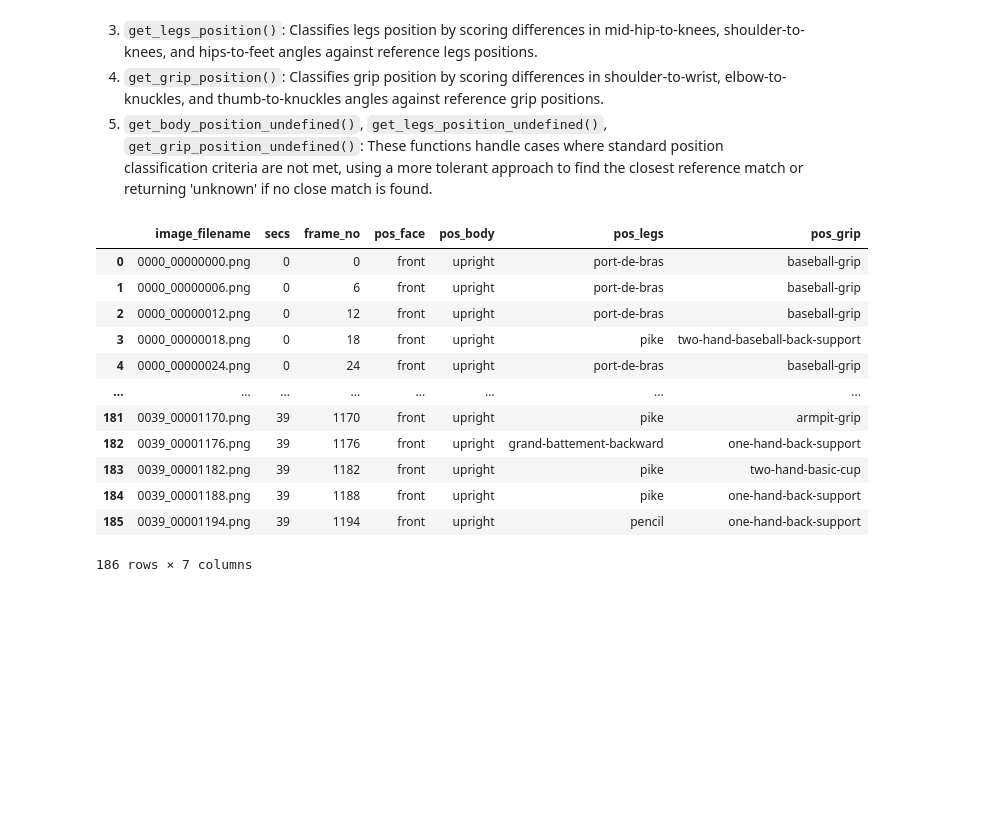
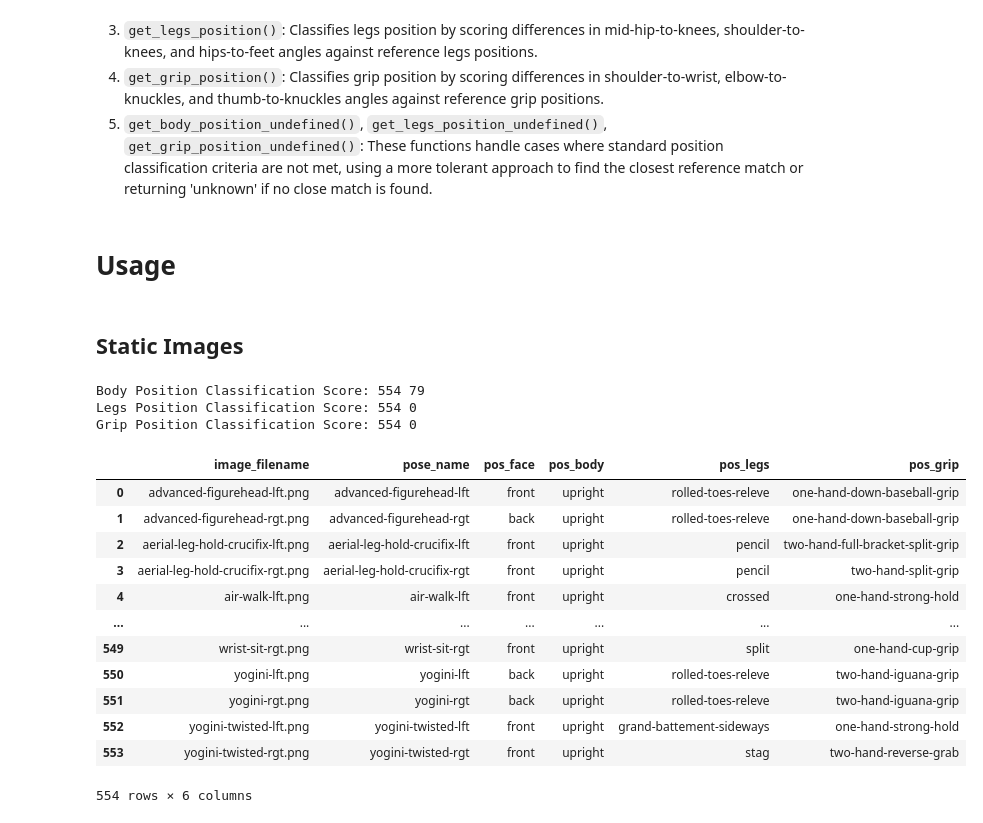
Before and after one commit to kayesokua/poledance.xyz, a Jupyter notebook: docs/3-0-pose-spatial-classifier.ipynb, the cells around one changed output. Drawn from its saved outputs; the diff is of its cells as text; code cells hidden in the pictures; blank space fills up the shorter version.

Commit message:
refactor pose classifier

```diff
--- a/docs/3-0-pose-spatial-classifier.ipynb
+++ b/docs/3-0-pose-spatial-classifier.ipynb
@@ -153,21 +181,36 @@ class PoseSpatialClassifier:
+# %% [markdown]
+# Usage
+# %% [markdown]
+## Static Images
 # %%
-data = pd.read_csv('data/ground_truth/processed/combined/pose_data.csv')
-ref_legs = pd.read_csv('data/external/positions/legs/pose_data.csv')
-ref_grip = pd.read_csv('data/external/positions/grip/pose_data.csv')
+tricks = pd.read_csv('data/internal/tricks/pose_data2.csv')
 
-results = PoseSpatialClassifier(data, ref_legs, ref_grip)
-results.data[['image_filename','secs','frame_no','pos_face','pos_body','pos_legs','pos_grip']]
+ref_body = pd.read_csv('data/internal/positions/body/pose_data2.csv')
+ref_legs = pd.read_csv('data/internal/positions/legs/pose_data2.csv')
+ref_grip = pd.read_csv('data/internal/positions/grip/pose_data2.csv')
+
+results = PoseSpatialClassifier(tricks, ref_body, ref_legs, ref_grip)
+#results.save_transformed_data('data/internal/tricks/pose_data_classified.csv')
+
+print("Body Position Classification Score:", results.body_match_count, results.body_undefined_count)
+print("Legs Position Classification Score:", results.legs_match_count, results.legs_undefined_count)
+print("Grip Position Classification Score:", results.grip_match_count, results.grip_undefined_count)
+
+results.data[['image_filename','pose_name','pos_face','pos_body','pos_legs','pos_grip']]
 # %% [output]
+Body Position Classification Score: 554 79
+Legs Position Classification Score: 554 0
+Grip Position Classification Score: 554 0
-|  | image_filename | secs | frame_no | pos_face | pos_body | pos_legs | pos_grip |
-| 0 | 0000_00000000.png | 0 | 0 | front | upright | port-de-bras | baseball-grip |
-| 1 | 0000_00000006.png | 0 | 6 | front | upright | port-de-bras | baseball-grip |
-| 2 | 0000_00000012.png | 0 | 12 | front | upright | port-de-bras | baseball-grip |
-| 3 | 0000_00000018.png | 0 | 18 | front | upright | pike | two-hand-baseball-back-support |
-| 4 | 0000_00000024.png | 0 | 24 | front | upright | port-de-bras | baseball-grip |
-| ... | ... | ... | ... | ... | ... | ... | ... |
-| 181 | 0039_00001170.png | 39 | 1170 | front | upright | pike | armpit-grip |
-| 182 | 0039_00001176.png | 39 | 1176 | front | upright | grand-battement-backward | one-hand-back-support |
-| 183 | 0039_00001182.png | 39 | 1182 | front | upright | pike | two-hand-basic-cup |
-| 184 | 0039_00001188.png | 39 | 1188 | front | upright | pike | one-hand-back-support |
-| 185 | 0039_00001194.png | 39 | 1194 | front | upright | pencil | one-hand-back-support |
+|  | image_filename | pose_name | pos_face | pos_body | pos_legs | pos_grip |
+| 0 | advanced-figurehead-lft.png | advanced-figurehead-lft | front | upright | rolled-toes-releve | one-hand-down-baseball-grip |
+| 1 | advanced-figurehead-rgt.png | advanced-figurehead-rgt | back | upright | rolled-toes-releve | one-hand-down-baseball-grip |
+| 2 | aerial-leg-hold-crucifix-lft.png | aerial-leg-hold-crucifix-lft | front | upright | pencil | two-hand-full-bracket-split-grip |
+| 3 | aerial-leg-hold-crucifix-rgt.png | aerial-leg-hold-crucifix-rgt | front | upright | pencil | two-hand-split-grip |
+| 4 | air-walk-lft.png | air-walk-lft | front | upright | crossed | one-hand-strong-hold |
+| ... | ... | ... | ... | ... | ... | ... |
+| 549 | wrist-sit-rgt.png | wrist-sit-rgt | front | upright | split | one-hand-cup-grip |
+| 550 | yogini-lft.png | yogini-lft | back | upright | rolled-toes-releve | two-hand-iguana-grip |
+| 551 | yogini-rgt.png | yogini-rgt | back | upright | rolled-toes-releve | two-hand-iguana-grip |
+| 552 | yogini-twisted-lft.png | yogini-twisted-lft | front | upright | grand-battement-sideways | one-hand-strong-hold |
+| 553 | yogini-twisted-rgt.png | yogini-twisted-rgt | front | upright | stag | two-hand-reverse-grab |
-186 rows × 7 columns
+554 rows × 6 columns
```
Also changed, not shown: parts of 5 cells of this notebook.
